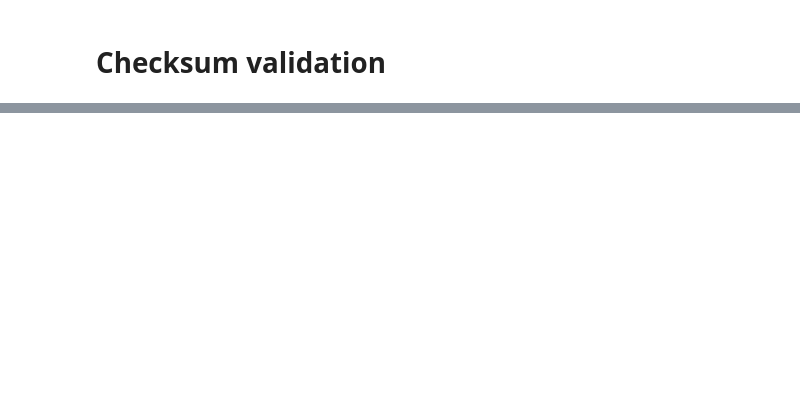
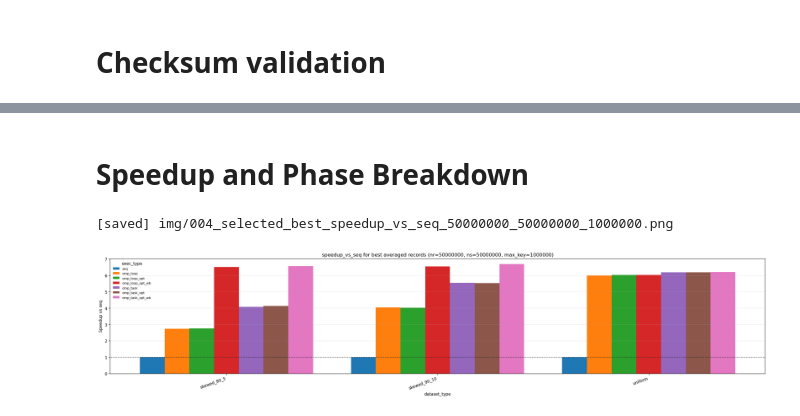
Before and after one commit to GianlucaPanzani/Optimization-of-Partitioned-Hash-Join-with-Duplicates-part_3, a Jupyter notebook: src/statistics.ipynb, the cells around one changed output, grey strips where cells are left out. Saved outputs shown, nothing was run; the diff lists cells and outputs as text; code cells hidden in the pictures; blank space fills up the shorter version.

```diff
--- a/src/statistics.ipynb
+++ b/src/statistics.ipynb
@@ -639,0 +404,24 @@ for metric_col, ylabel in throughput_metrics:
+# %% [markdown]
+# Speedup and Phase Breakdown
+# %%
+baseline_exec_type = "seq"
+baseline_columns = problem_columns + ["dataset_type"]
+seq_baseline = (
+    selected_best_df[selected_best_df["exec_type"] == baseline_exec_type][baseline_columns + ["tot_sec"]]
+    .rename(columns={"tot_sec": "seq_tot_sec"})
+)
+
+if seq_baseline.empty:
+    print("[warning] No seq selected baseline available; skipping speedup_vs_seq")
+    speedup_selected_df = pd.DataFrame()
+else:
+    speedup_selected_df = selected_best_df.merge(seq_baseline, on=baseline_columns, how="left")
+    speedup_selected_df["speedup_vs_seq"] = speedup_selected_df["seq_tot_sec"] / speedup_selected_df["tot_sec"].where(speedup_selected_df["tot_sec"] > 0)
+    plot_selected_metric(speedup_selected_df, "speedup_vs_seq", "Speedup vs seq", "speedup_vs_seq", hline=1.0)
+
+display_columns = [col for col in baseline_columns + ["exec_type", "tot_sec", "seq_tot_sec", "speedup_vs_seq"] if col in speedup_selected_df.columns]
+if not speedup_selected_df.empty:
+    display(speedup_selected_df[display_columns].sort_values(baseline_columns + ["exec_type"]))
+# %% [output]
+[saved] img/004_selected_best_speedup_vs_seq_50000000_50000000_1000000.png
+[figure, added]
```
Also changed, not shown: parts of 40 cells of this notebook, 29 other files.
